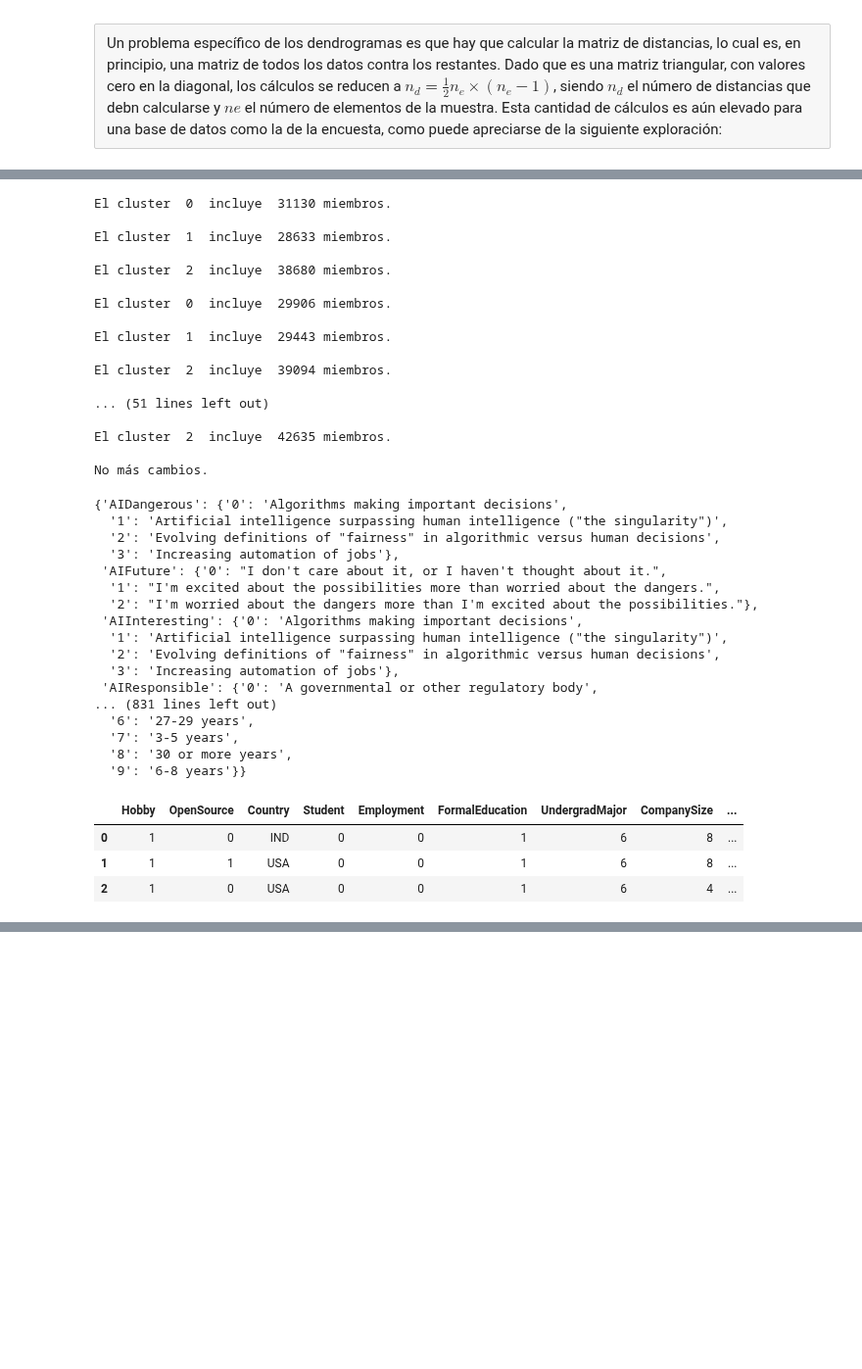
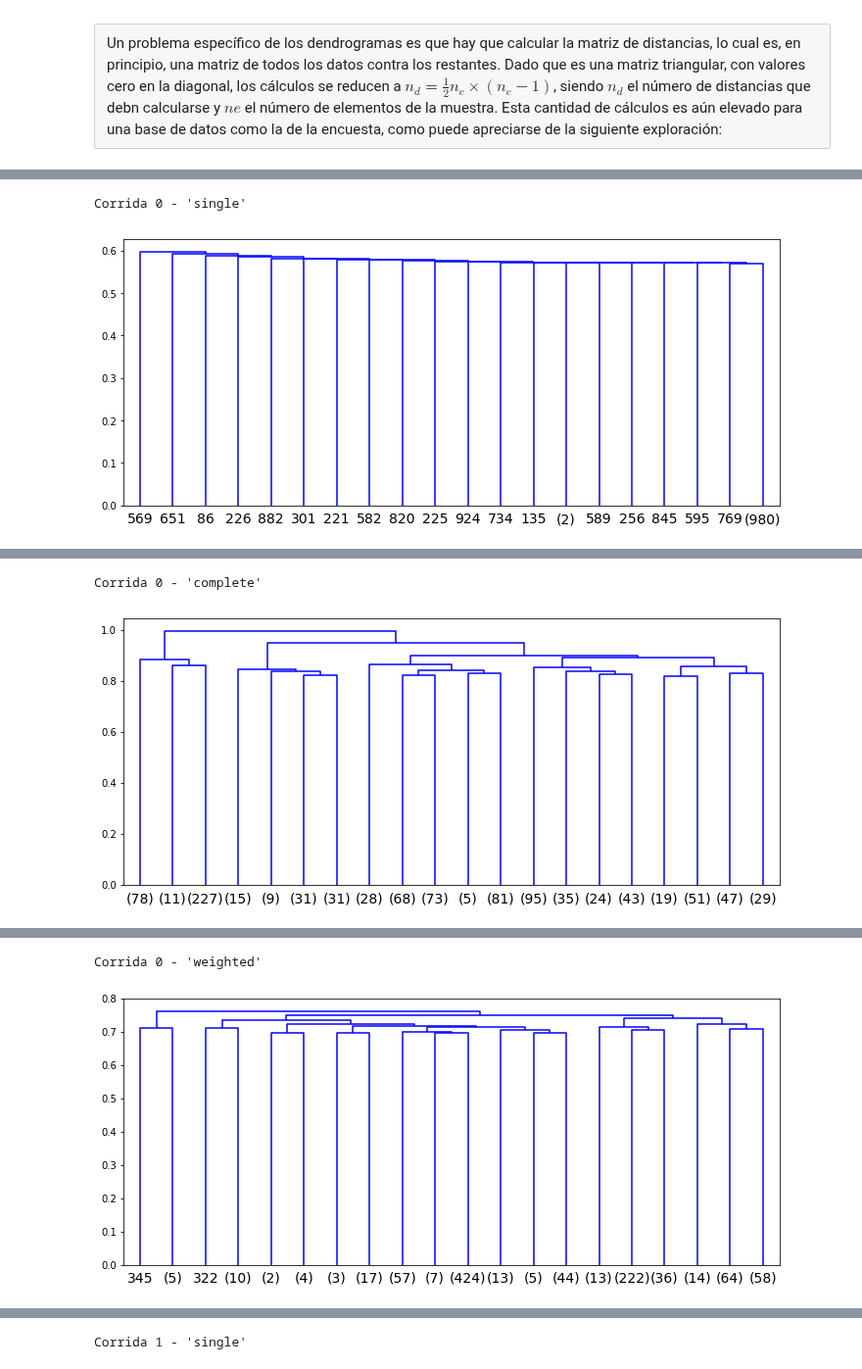
Before and after one commit to rsotoc/pattern-recognition, a Jupyter notebook: 3.3. Clustering III.ipynb, the cells around one changed output, grey strips where cells are left out. Shown at 98% size. Saved outputs shown, nothing was run; the diff lists cells and outputs as text; code cells hidden in the pictures; blank space fills up the shorter version.

```diff
--- a/3.3. Clustering III.ipynb
+++ b/3.3. Clustering III.ipynb
@@ -208,3 +207,0 @@ TALK = True # TALK = True, imprime resultados parciales
-# %%
-# Agregar una columna "cluster" inicializada a null
-df["Cluster"] = np.nan
@@ -337,53 +207,0 @@ update_centroids()
-# %%
-while(KEEP_WALKING):
-    KEEP_WALKING = update_clusters()
-    if (KEEP_WALKING):
-        update_centroids()
-    else :
-        if (TALK) :
-            print ("No más cambios.")
-# %% [output]
-El cluster  0  incluye  31130 miembros.
-
-El cluster  1  incluye  28633 miembros.
-
-El cluster  2  incluye  38680 miembros.
-
-El cluster  0  incluye  29906 miembros.
-
-El cluster  1  incluye  29443 miembros.
-
-El cluster  2  incluye  39094 miembros.
-
-... (51 lines left out)
-
-El cluster  2  incluye  42635 miembros.
-
-No más cambios.
-# %%
-display(dict_of_dicts)
-# %% [output]
-{'AIDangerous': {'0': 'Algorithms making important decisions',
-  '1': 'Artificial intelligence surpassing human intelligence ("the singularity")',
-  '2': 'Evolving definitions of "fairness" in algorithmic versus human decisions',
-  '3': 'Increasing automation of jobs'},
- 'AIFuture': {'0': "I don't care about it, or I haven't thought about it.",
-  '1': "I'm excited about the possibilities more than worried about the dangers.",
-  '2': "I'm worried about the dangers more than I'm excited about the possibilities."},
- 'AIInteresting': {'0': 'Algorithms making important decisions',
-  '1': 'Artificial intelligence surpassing human intelligence ("the singularity")',
-  '2': 'Evolving definitions of "fairness" in algorithmic versus human decisions',
-  '3': 'Increasing automation of jobs'},
- 'AIResponsible': {'0': 'A governmental or other regulatory body',
-... (831 lines left out)
-  '6': '27-29 years',
-  '7': '3-5 years',
-  '8': '30 or more years',
-  '9': '6-8 years'}}
-# %%
-display(clusters)
-# %% [output]
-|  | Hobby | OpenSource | Country | Student | Employment | FormalEducation | UndergradMajor | CompanySize | ... |
-| 0 | 1 | 0 | IND | 0 | 0 | 1 | 6 | 8 | ... |
-| 1 | 1 | 1 | USA | 0 | 0 | 1 | 6 | 8 | ... |
-| 2 | 1 | 0 | USA | 0 | 0 | 1 | 6 | 4 | ... |
@@ -405,0 +208,18 @@ print(dec_clusters)
+# %%
+for i in range(6):
+    df1 = df.sample(n=1000).reset_index(drop=True)
+    X = distance_matrix(df1)
+    corrida = "Corrida " + str(i)
+
+    print(str(corrida) + " - " + "'single'")
+    display_tree(X, 'single', 20)
+    display(HTML('<hr style="border-width: 3px;">'))
+    print(str(corrida) + " - " + "'complete'")
+    display_tree(X, 'complete', 20)
+    display(HTML('<hr style="border-width: 3px;">'))
+    print(str(corrida) + " - " + "'weighted'")
+    display_tree(X, 'weighted', 20)
+    display(HTML('<hr style="border-width: 5px;"><br><br>'))
+# %% [output]
+Corrida 0 - 'single'
+[figure, added]
@@ -405,0 +227,2 @@ print(dec_clusters)
+Corrida 0 - 'complete'
+[figure, added]
@@ -405,0 +230,2 @@ print(dec_clusters)
+Corrida 0 - 'weighted'
+[figure, added]
@@ -405,0 +233 @@ print(dec_clusters)
+Corrida 1 - 'single'
```
Also changed, not shown: parts of 15 cells of this notebook, 3 other files.
